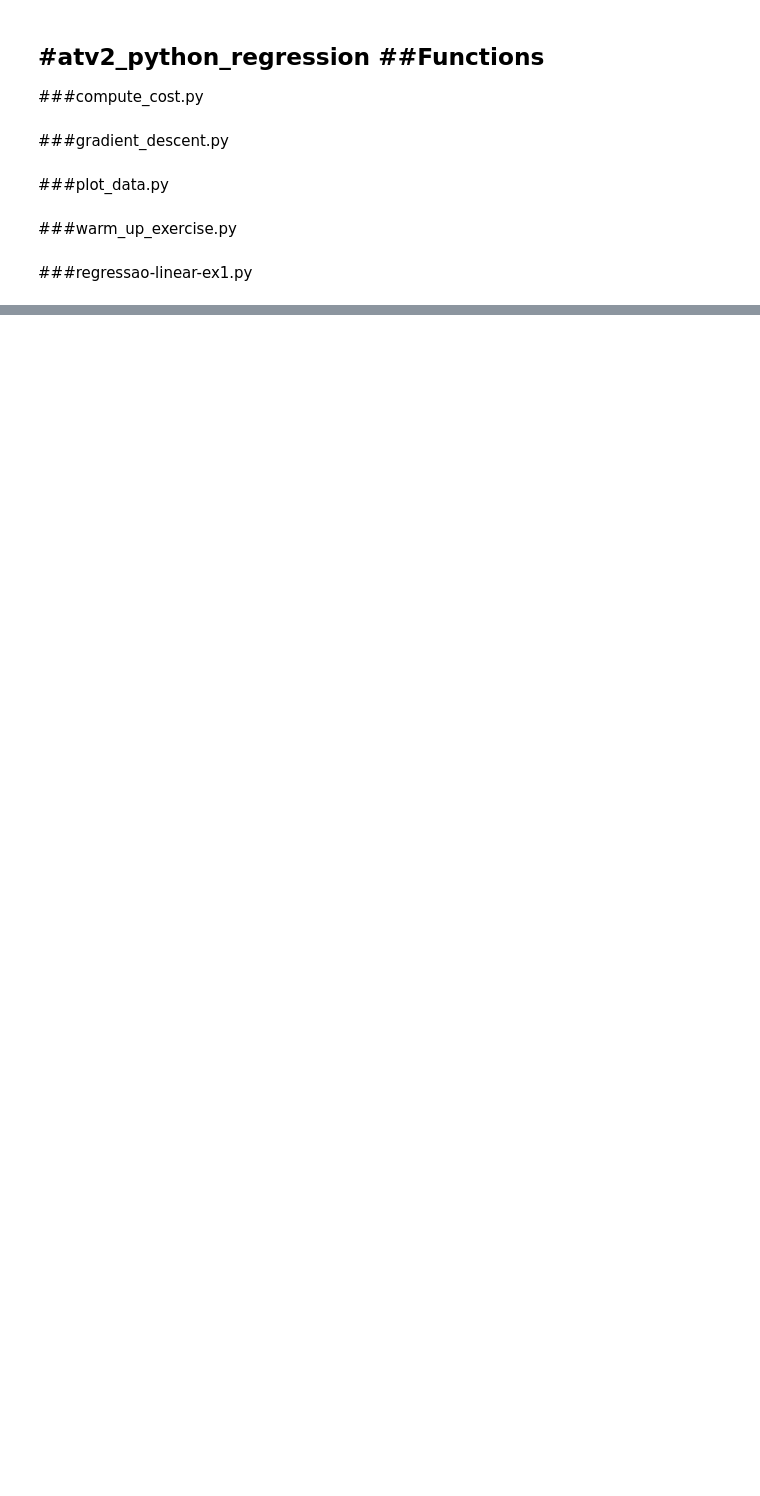
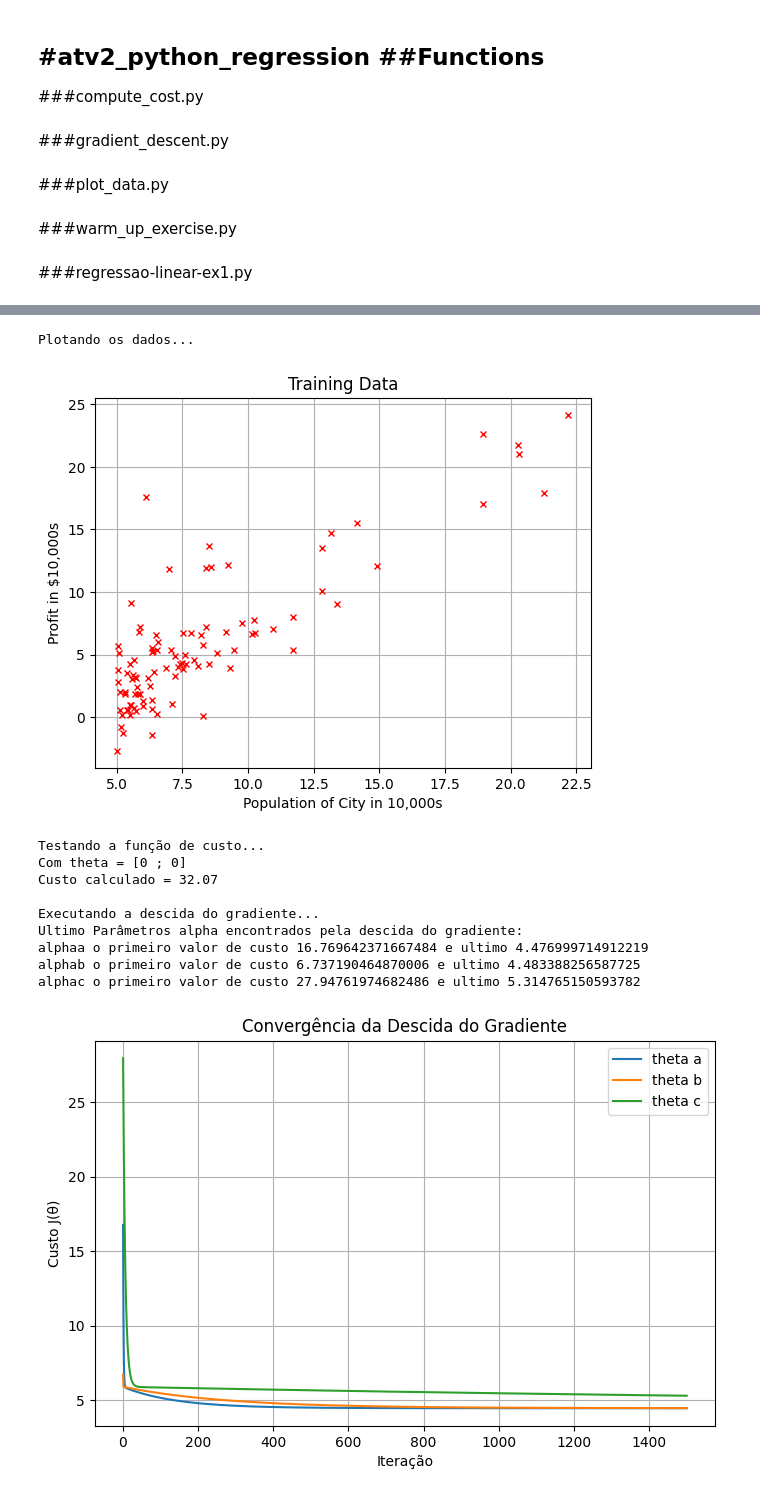
Before and after one commit to AntonioFialhoSN/atv2-, a Jupyter notebook: atv2_python_regression.ipynb, the cells around one changed output, grey strips where cells are left out. Saved outputs shown, nothing was run; the diff lists cells and outputs as text; code cells hidden in the pictures; blank space fills up the shorter version.

```diff
--- a/atv2_python_regression.ipynb
+++ b/atv2_python_regression.ipynb
@@ -665,0 +862,62 @@ Visualizando a função J(theta_0, theta_1) – contorno...
+# %%
+    print('Plotando os dados...')
+    data = np.loadtxt('ex1data1.txt', delimiter=',')
+    x = data[:, 0]
+    y = data[:, 1]
+    m = len(y)
+
+    plot_data(x, y)
+
+    x_aug = np.column_stack((np.ones(m), x))
+
+    theta = np.array([0, 0])
+
+    iterations = 1500
+
+    alphaa = 0.02
+    alphab = 0.01
+    alphac = 0.001
+
+    print('\nTestando a função de custo...')
+    cost = compute_cost(x_aug, y, theta)
+    print(f'Com theta = [0 ; 0]\nCusto calculado = {cost:.2f}')
+
+
+    print('\nExecutando a descida do gradiente...')
+    thetaa, J_historya, theta_historya = gradient_descent(x_aug, y, theta, alphaa, iterations)
+    thetab, J_historyb, theta_historyb = gradient_descent(x_aug, y, theta, alphab, iterations)
+    thetac, J_historyc, theta_historyc = gradient_descent(x_aug, y, theta, alphac, iterations)
+
+    print('Ultimo Parâmetros alpha encontrados pela descida do gradiente:')
+    print(f'alphaa o primeiro valor de custo {J_historya[0]} e ultimo {J_historya[-1]}')
+    print(f'alphab o primeiro valor de custo {J_historyb[0]} e ultimo {J_historyb[-1]}')
+    print(f'alphac o primeiro valor de custo {J_historyc[0]} e ultimo {J_historyc[-1]}')
+
+    # 1. Gráfico da convergência da função de custo
+    plt.figure(figsize=(8, 5))
+    plt.plot(np.arange(1, iterations + 1), J_historya, label='theta a')
+    plt.plot(np.arange(1, iterations + 1), J_historyb, label='theta b')
+    plt.plot(np.arange(1, iterations + 1), J_historyc, label='theta c')
+
+
+    plt.xlabel('Iteração')
+    plt.ylabel('Custo J(θ)')
+    plt.title('Convergência da Descida do Gradiente')
+    plt.legend()
+    plt.grid(True)
+    plt.savefig("Figures/convergencia_custo_todos.png", dpi=300, bbox_inches='tight')
+    plt.savefig("Figures/convergencia_custo_todos.svg", format='svg', bbox_inches='tight')
+    plt.show()
+# %% [output]
+Plotando os dados...
+[figure, added]
+Testando a função de custo...
+Com theta = [0 ; 0]
+Custo calculado = 32.07
+
+Executando a descida do gradiente...
+Ultimo Parâmetros alpha encontrados pela descida do gradiente:
+alphaa o primeiro valor de custo 16.769642371667484 e ultimo 4.476999714912219
+alphab o primeiro valor de custo 6.737190464870006 e ultimo 4.483388256587725
+alphac o primeiro valor de custo 27.94761974682486 e ultimo 5.314765150593782
+[figure, added]
```
Also changed, not shown: parts of 4 cells of this notebook.
